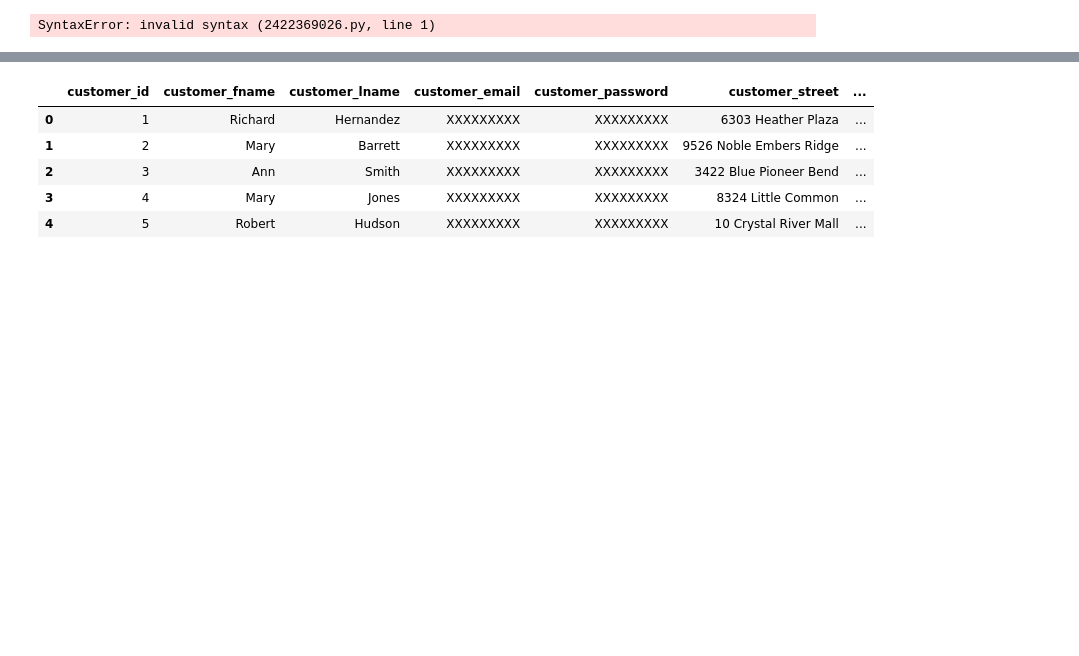
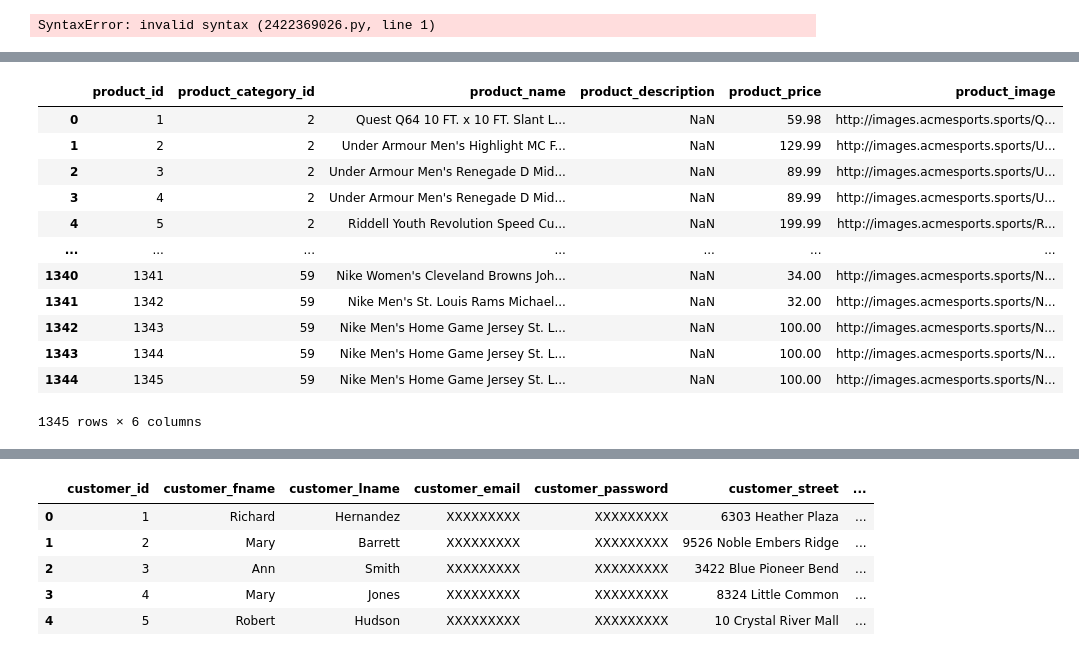
Before and after one commit to brandon4457/AnalisisDeDatos, a Jupyter notebook: Sesion2/ETL/1.retail/notebooks/etl.ipynb, the cells around one changed output, grey strips where cells are left out. Drawn from its saved outputs; the diff is of its cells as text; code cells hidden in the pictures; blank space fills up the shorter version.

```diff
--- a/Sesion2/ETL/1.retail/notebooks/etl.ipynb
+++ b/Sesion2/ETL/1.retail/notebooks/etl.ipynb
@@ -92,0 +148,17 @@ SyntaxError: invalid syntax (2422369026.py, line 1)
+# %%
+df_products =read_csv('../data_retail/products',["product_id","product_category_id","product_name","product_description","product_price","product_image"])
+df_products
+# %% [output]
+|  | product_id | product_category_id | product_name | product_description | product_price | product_image |
+| 0 | 1 | 2 | Quest Q64 10 FT. x 10 FT. Slant L... | NaN | 59.98 | http://images.acmesports.sports/Q... |
+| 1 | 2 | 2 | Under Armour Men's Highlight MC F... | NaN | 129.99 | http://images.acmesports.sports/U... |
+| 2 | 3 | 2 | Under Armour Men's Renegade D Mid... | NaN | 89.99 | http://images.acmesports.sports/U... |
+| 3 | 4 | 2 | Under Armour Men's Renegade D Mid... | NaN | 89.99 | http://images.acmesports.sports/U... |
+| 4 | 5 | 2 | Riddell Youth Revolution Speed Cu... | NaN | 199.99 | http://images.acmesports.sports/R... |
+| ... | ... | ... | ... | ... | ... | ... |
+| 1340 | 1341 | 59 | Nike Women's Cleveland Browns Joh... | NaN | 34.00 | http://images.acmesports.sports/N... |
+| 1341 | 1342 | 59 | Nike Men's St. Louis Rams Michael... | NaN | 32.00 | http://images.acmesports.sports/N... |
+| 1342 | 1343 | 59 | Nike Men's Home Game Jersey St. L... | NaN | 100.00 | http://images.acmesports.sports/N... |
+| 1343 | 1344 | 59 | Nike Men's Home Game Jersey St. L... | NaN | 100.00 | http://images.acmesports.sports/N... |
+| 1344 | 1345 | 59 | Nike Men's Home Game Jersey St. L... | NaN | 100.00 | http://images.acmesports.sports/N... |
+1345 rows × 6 columns
```
Also changed, not shown: parts of 6 cells of this notebook, 1 other file.
